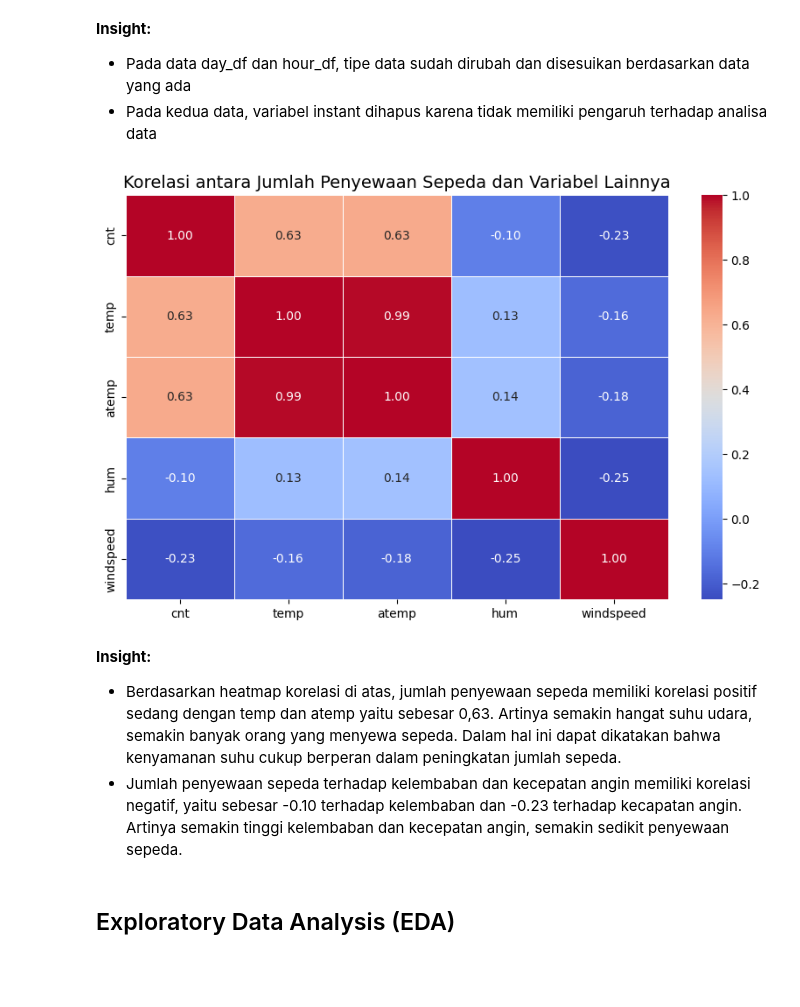
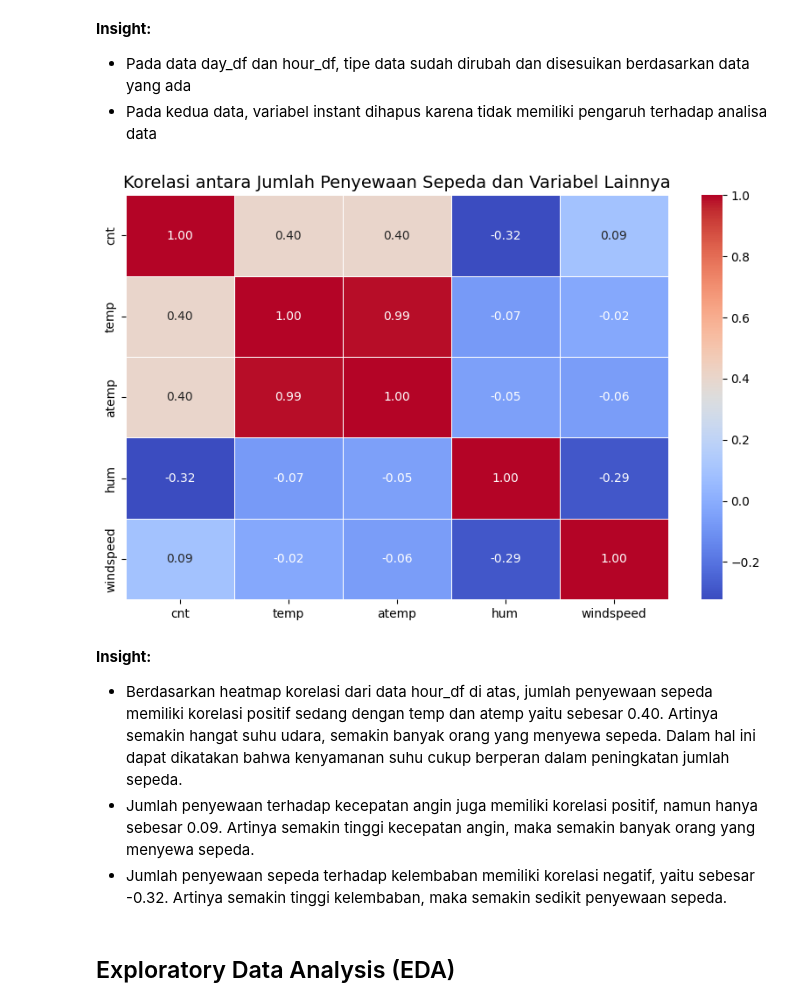
Before and after one commit to Indara23/Proyek_Analisis_Data, a Jupyter notebook: Proyek_Analisis_Data.ipynb, the cells around one changed output. Saved outputs shown, nothing was run; the diff lists cells and outputs as text; code cells hidden in the pictures; blank space fills up the shorter version.

```diff
--- a/Proyek_Analisis_Data.ipynb
+++ b/Proyek_Analisis_Data.ipynb
@@ -251,19 +267,20 @@ memory usage: 1.2 MB
 # %%
 corr_columns = ["cnt", "temp", "atemp", "hum", "windspeed"]
 
-correlation_matrix = day_df[corr_columns].corr()
+correlation_matrix = hour_df[corr_columns].corr()
 plt.figure(figsize=(10, 6))
 sns.heatmap(correlation_matrix, annot=True, cmap="coolwarm", fmt=".2f", linewidths=0.5)
 
 plt.title("Korelasi antara Jumlah Penyewaan Sepeda dan Variabel Lainnya", fontsize=14)
 
 plt.show()
 # %% [output]
-[figure, old version]
+[figure, new version]
 # %% [markdown]
 **Insight:**
-- Berdasarkan heatmap korelasi di atas, jumlah penyewaan sepeda memiliki korelasi positif sedang dengan temp dan atemp yaitu sebesar 0,63. Artinya semakin hangat suhu udara, semakin banyak orang yang menyewa sepeda. Dalam hal ini dapat dikatakan bahwa kenyamanan suhu cukup berperan dalam peningkatan jumlah sepeda.
-- Jumlah penyewaan sepeda terhadap kelembaban dan kecepatan angin memiliki korelasi negatif, yaitu sebesar -0.10 terhadap kelembaban dan -0.23 terhadap kecapatan angin. Artinya semakin tinggi kelembaban dan kecepatan angin, semakin sedikit penyewaan sepeda.
+- Berdasarkan heatmap korelasi dari data hour_df di atas, jumlah penyewaan sepeda memiliki korelasi positif sedang dengan temp dan atemp yaitu sebesar 0.40. Artinya semakin hangat suhu udara, semakin banyak orang yang menyewa sepeda. Dalam hal ini dapat dikatakan bahwa kenyamanan suhu cukup berperan dalam peningkatan jumlah sepeda.
+- Jumlah penyewaan terhadap kecepatan angin juga memiliki korelasi positif, namun hanya sebesar 0.09. Artinya semakin tinggi kecepatan angin, maka semakin banyak orang yang menyewa sepeda.
+- Jumlah penyewaan sepeda terhadap kelembaban memiliki korelasi negatif, yaitu sebesar -0.32. Artinya semakin tinggi kelembaban, maka semakin sedikit penyewaan sepeda.
 # %% [markdown]
 ## Exploratory Data Analysis (EDA)
 # %% [markdown]
```
Also changed, not shown: parts of 5 cells of this notebook, 1 other file.
